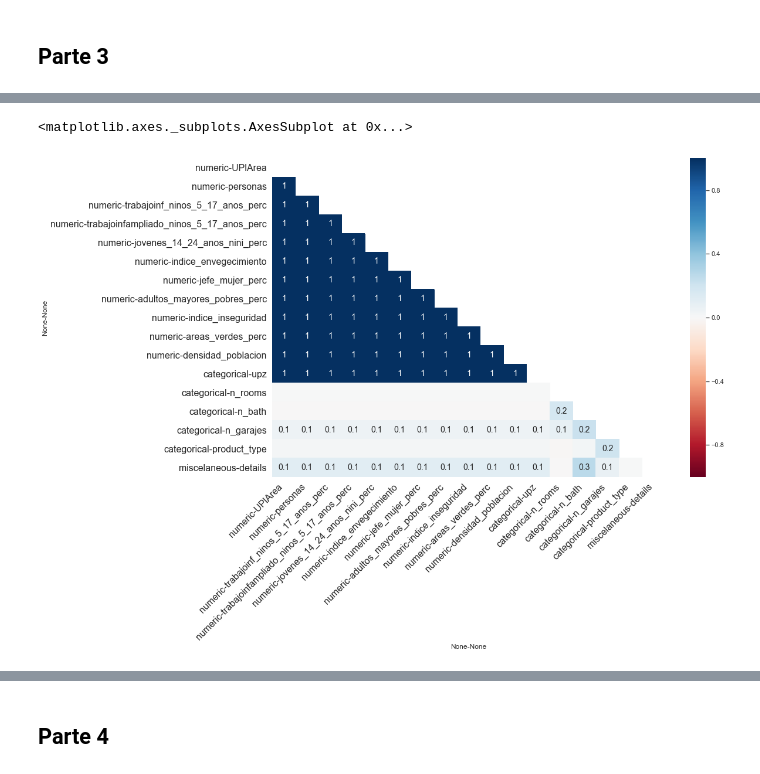
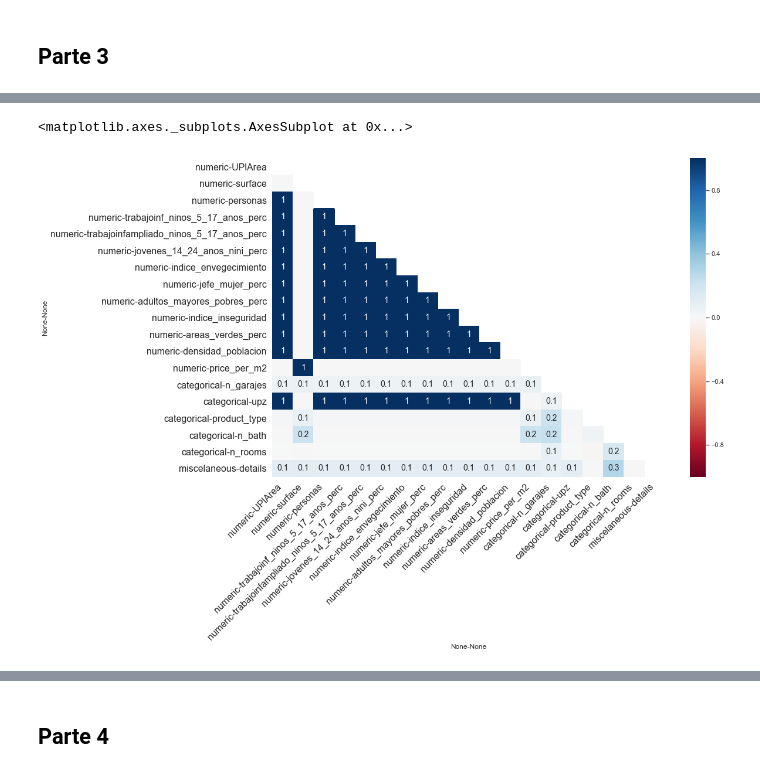
Before and after one commit to kurtwalsen/MA6202-Tarea-1, a Jupyter notebook: tarea1.ipynb, the cells around one changed output, grey strips where cells are left out. Cells and saved outputs as stored; diff of their text form; code cells hidden in the pictures.

Commit message:
Se completan comentarios en P2.(23) y se incluye test ANOVA para n_garajes

```diff
--- a/tarea1.ipynb
+++ b/tarea1.ipynb
@@ -983,6 +983,11 @@ df[df[('numeric','surface')].isnull()][[('numeric','price'),('numeric','surface'
 | 13937 | 1614000.0 | NaN | NaN |
 | 15196 | 284010.0 | NaN | NaN |
 | 16043 | 333123.0 | NaN | NaN |
+# %%
+'''guardaremos una copia de df para poder hacer modificaciones en
+el camino y de esta manera entender mejor las visualizaciones.
+'''
+df_copy = df.copy()
 # %%
 '''Se procede a graficar las distribuciones de las variables numéricas
 '''
@@ -1460,15 +1585,17 @@ msno.matrix(df[list(df.isnull().sum().nlargest(18).index)], sparkline=True)
 # %%
 '''Mediante un mapa de calor podemos identificar la correlación
 entre los valores faltantes, para determinar si existe algún tipo
 de dependencia en la ausencia de éstos datos.
 En efecto, notamos como las variables asociadas a las estadísticas
 incluidas en la sección P1.6 presentan correlación 1 entre ellas y
 con upz, confirmando entonces la clara dependencia de la ausencia de
 estos datos en base a la ausencia de upz.
-Además,
+Además, notamos una trivial correlación de 1 entre surface y
+price_per_m2 debido a que la data faltante(surface=0) genera una
+imposibilidad en el cálculo de price_per_m2(sería infinito).
 '''
 fig, ax = plt.subplots(figsize = [15, 10])
-msno.heatmap(df, ax = ax)
+msno.heatmap(df_copy, ax = ax)
 # %% [output]
 <matplotlib.axes._subplots.AxesSubplot at 0x...>
-[figure, old version]
+[figure, new version]
```
Also changed, not shown: parts of 24 cells of this notebook.
